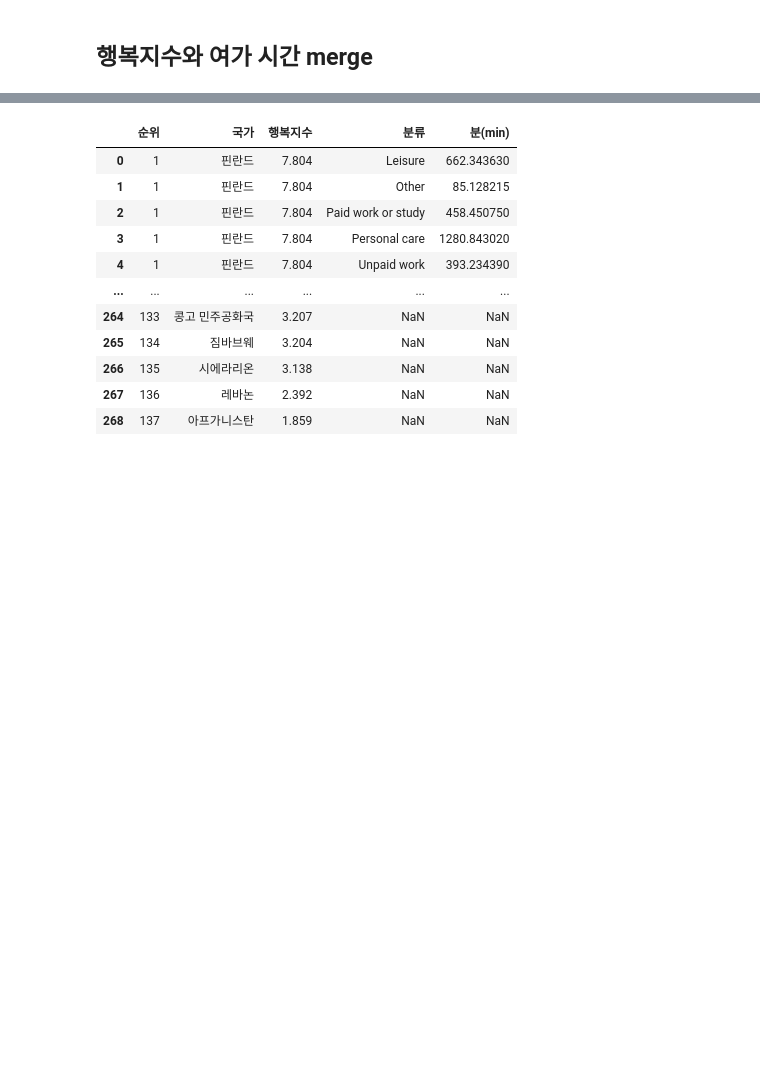
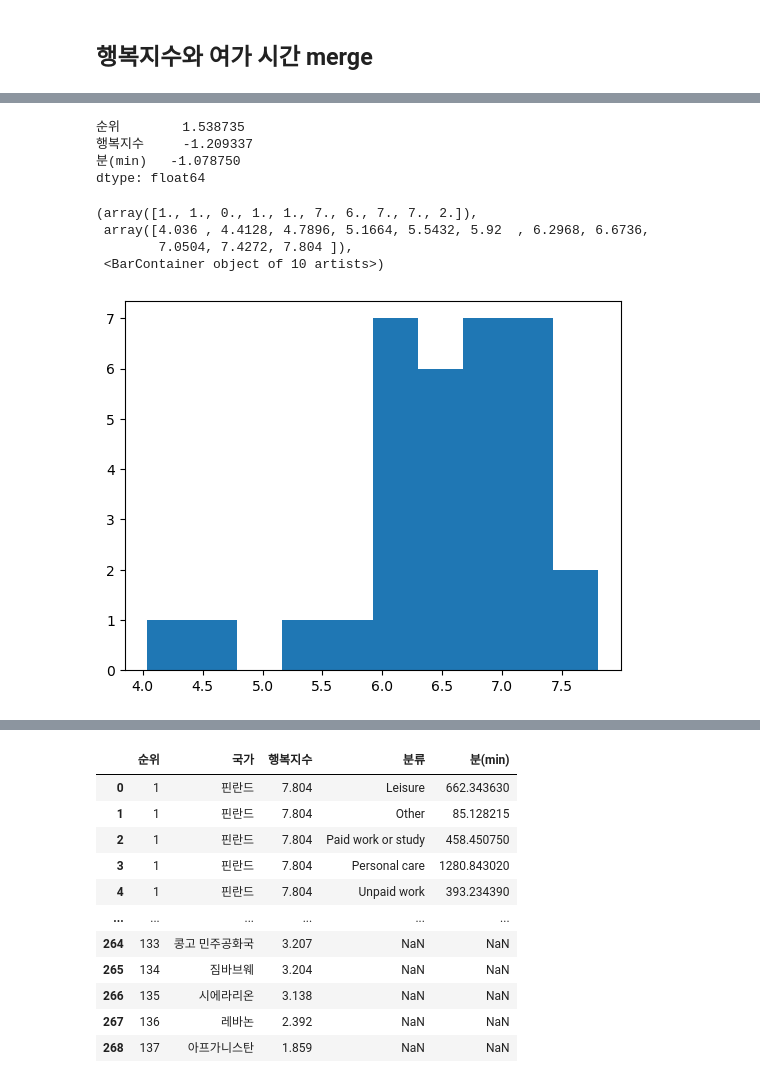
Before and after one commit to nyeokinyeoki/Toy-Projects-with-Tableau, a Jupyter notebook: Side_pro_leis.ipynb, the cells around one changed output, grey strips where cells are left out. Saved outputs shown, nothing was run; the diff lists cells and outputs as text; code cells hidden in the pictures; blank space fills up the shorter version.

```diff
--- a/Side_pro_leis.ipynb
+++ b/Side_pro_leis.ipynb
@@ -230,0 +266,15 @@ print(mrg_hp_use_dropna.corr(method="pearson"))
+# %%
+mrg_hp_use_dropna.skew()    # 왜도 출력
+# %% [output]
+순위        1.538735
+행복지수     -1.209337
+분(min)   -1.078750
+dtype: float64
+# %%
+plt.hist(x=mrg_hp_use_dropna["행복지수"])    # 히스토그램으로 판단
+# %% [output]
+(array([1., 1., 0., 1., 1., 7., 6., 7., 7., 2.]),
+ array([4.036 , 4.4128, 4.7896, 5.1664, 5.5432, 5.92  , 6.2968, 6.6736,
+        7.0504, 7.4272, 7.804 ]),
+ <BarContainer object of 10 artists>)
+[figure, added]
```
Also changed, not shown: parts of 7 cells of this notebook, 1 other file.
